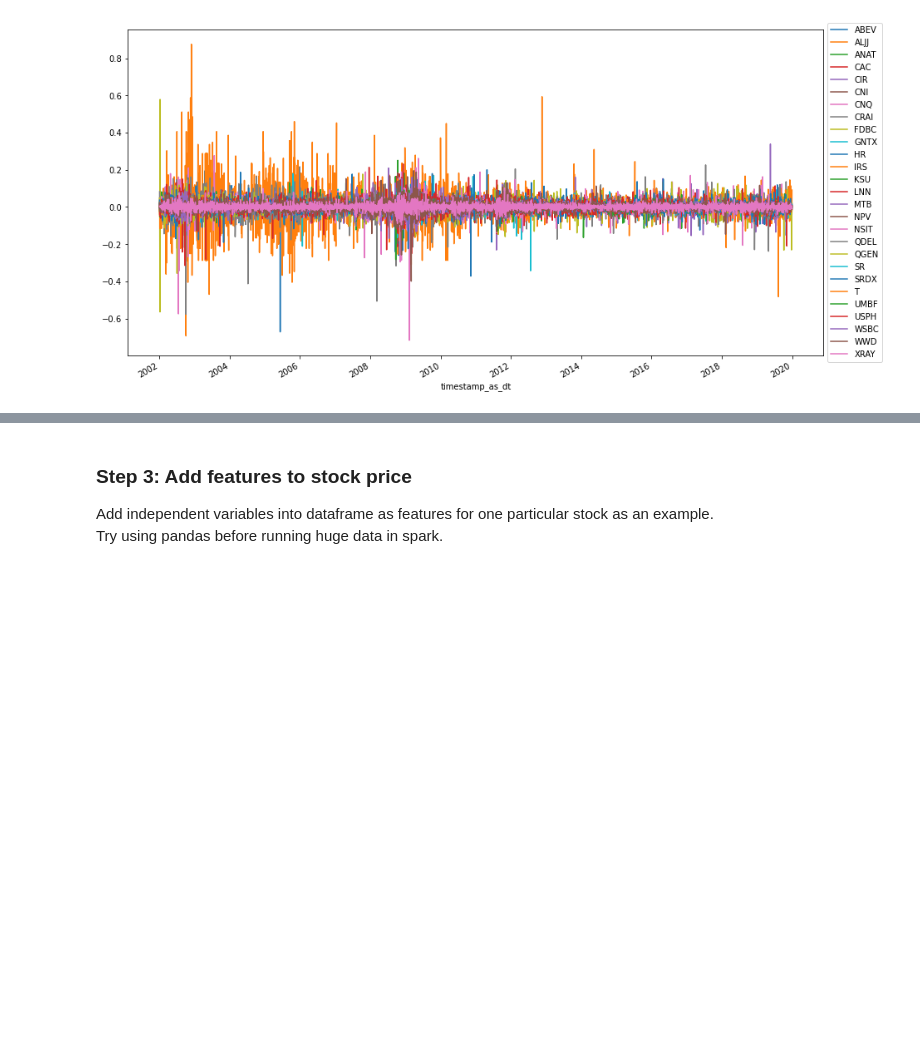
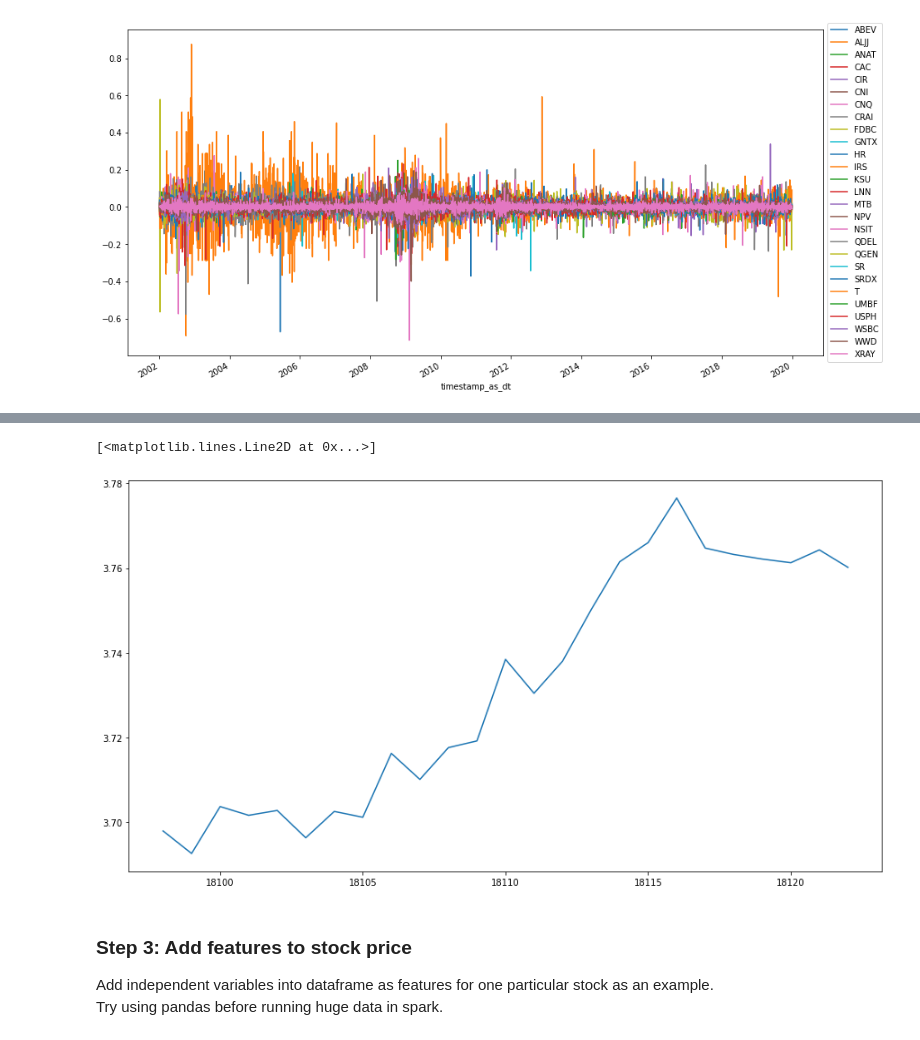
Before and after one commit to stevegbrooks/big-portfolio-learner, a Jupyter notebook: big_portfolio_learner.ipynb, the cells around one changed output, grey strips where cells are left out. Saved outputs shown, nothing was run; the diff lists cells and outputs as text; code cells hidden in the pictures; blank space fills up the shorter version.

```diff
--- a/big_portfolio_learner.ipynb
+++ b/big_portfolio_learner.ipynb
@@ -249,3 +252,8 @@ plot_pacf(combined_data['adjusted_close']);
+# %%
+plt.plot(combined_data[combined_data.symbol == "CAC"]['adjusted_close_log'][ts_data.shape[0] - 25:])
+# %% [output]
+[<matplotlib.lines.Line2D at 0x...>]
+[figure, added]
 # %% [markdown]
 ### Step 3: Add features to stock price
 
```
Also changed, not shown: parts of 19 cells of this notebook.
